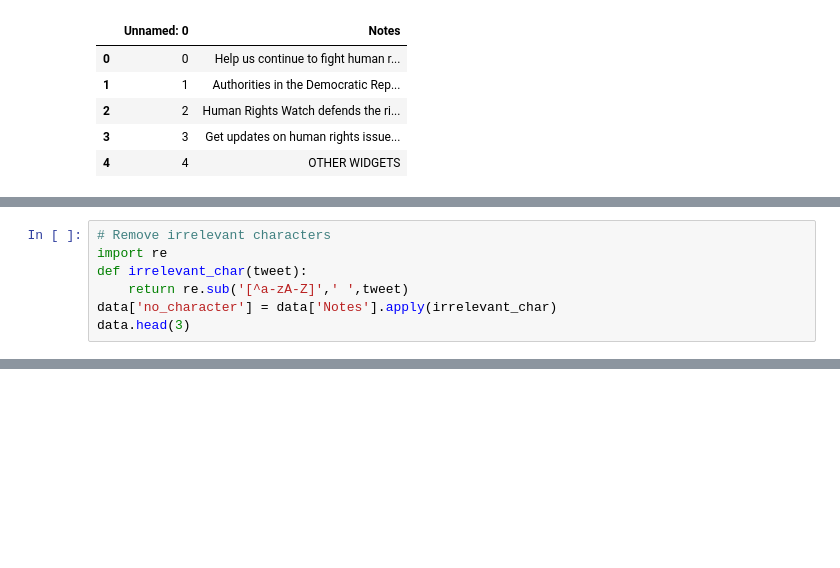
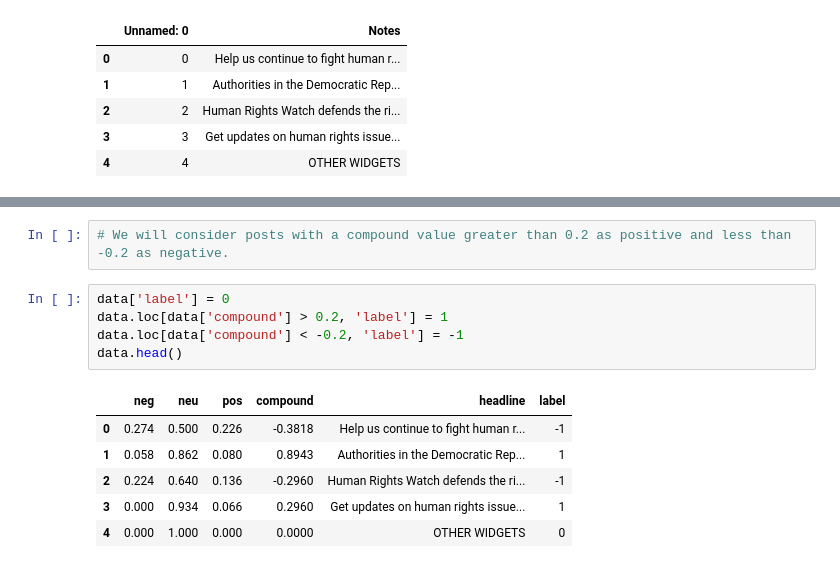
Before and after one commit to BienfaitM/ETL-Scraping-Topic_Sentiment_Analysis, a Jupyter notebook: webScrape/google_scrape/Sentiment_Analysis.ipynb, the cells around one changed output, grey strips where cells are left out. Cells and saved outputs as stored; diff of their text form; blank space fills up the shorter version.

```diff
--- a/webScrape/google_scrape/Sentiment_Analysis.ipynb
+++ b/webScrape/google_scrape/Sentiment_Analysis.ipynb
@@ -90,7 +64,0 @@ from wordcloud import WordCloud
-# %%
-# Remove irrelevant characters
-import re
-def irrelevant_char(tweet):
-    return re.sub('[^a-zA-Z]',' ',tweet)
-data['no_character'] = data['Notes'].apply(irrelevant_char)
-data.head(3)
@@ -112,0 +96,14 @@ data.head(3)
+# %%
+# We will consider posts with a compound value greater than 0.2 as positive and less than -0.2 as negative.
+# %%
+data['label'] = 0
+data.loc[data['compound'] > 0.2, 'label'] = 1
+data.loc[data['compound'] < -0.2, 'label'] = -1
+data.head()
+# %% [output]
+|  | neg | neu | pos | compound | headline | label |
+| 0 | 0.274 | 0.500 | 0.226 | -0.3818 | Help us continue to fight human r... | -1 |
+| 1 | 0.058 | 0.862 | 0.080 | 0.8943 | Authorities in the Democratic Rep... | 1 |
+| 2 | 0.224 | 0.640 | 0.136 | -0.2960 | Human Rights Watch defends the ri... | -1 |
+| 3 | 0.000 | 0.934 | 0.066 | 0.2960 | Get updates on human rights issue... | 1 |
+| 4 | 0.000 | 1.000 | 0.000 | 0.0000 | OTHER WIDGETS | 0 |
```
Also changed, not shown: parts of 21 cells of this notebook.
